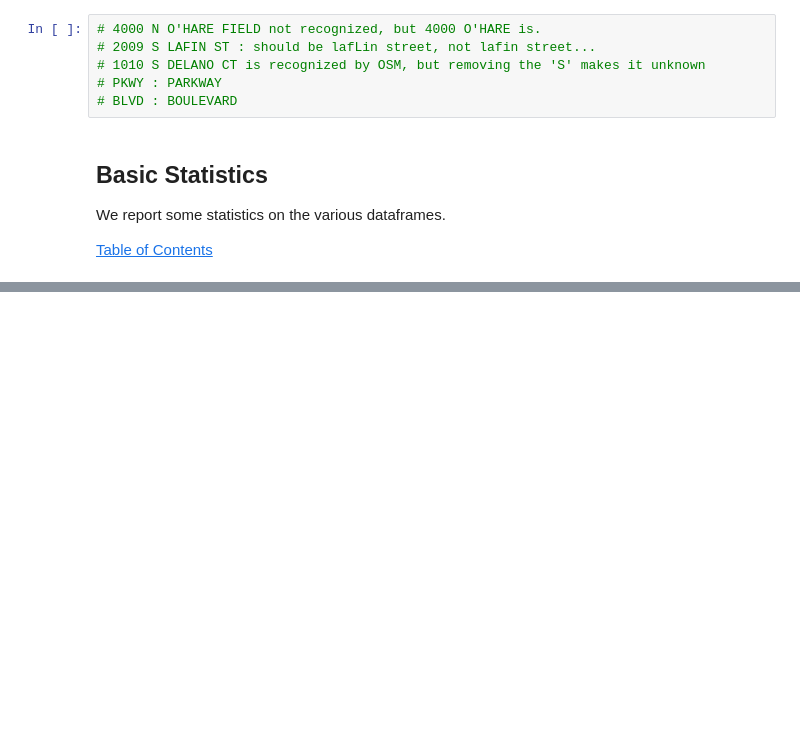
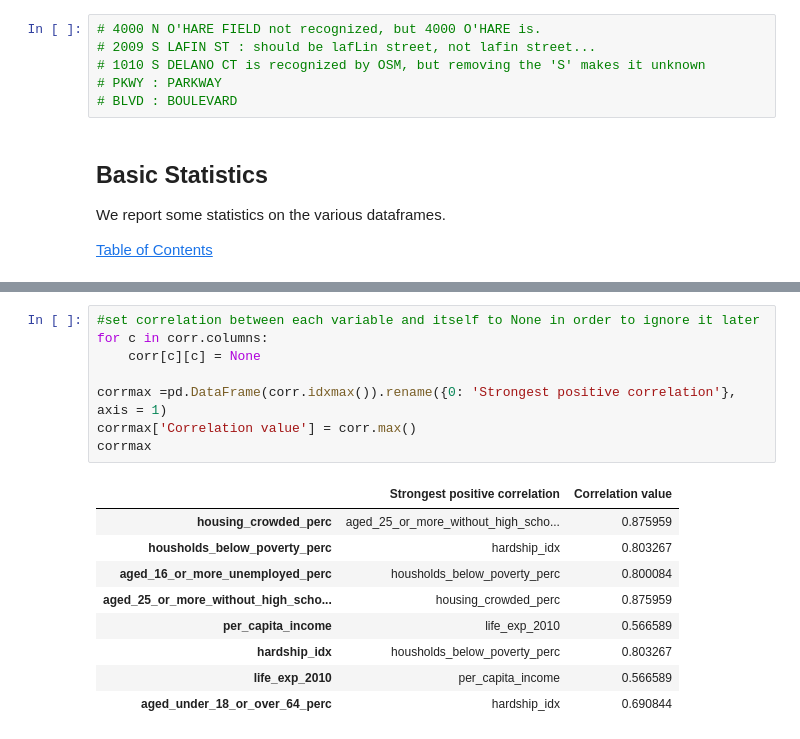
Before and after one commit to wiedeflo/ADAProject, a Jupyter notebook: src/project.ipynb, the cells around one changed output, grey strips where cells are left out. Cells and saved outputs as stored; diff of their text form; blank space fills up the shorter version.

Commit message:
Added some correlation work at the end of the notebook

```diff
--- a/src/project.ipynb
+++ b/src/project.ipynb
@@ -168,0 +202,18 @@ We report some statistics on the various dataframes.
+# %%
+#set correlation between each variable and itself to None in order to ignore it later
+for c in corr.columns:
+    corr[c][c] = None
+
+corrmax =pd.DataFrame(corr.idxmax()).rename({0: 'Strongest positive correlation'}, axis = 1)
+corrmax['Correlation value'] = corr.max()
+corrmax
+# %% [output]
+|  | Strongest positive correlation | Correlation value |
+| housing_crowded_perc | aged_25_or_more_without_high_scho... | 0.875959 |
+| housholds_below_poverty_perc | hardship_idx | 0.803267 |
+| aged_16_or_more_unemployed_perc | housholds_below_poverty_perc | 0.800084 |
+| aged_25_or_more_without_high_scho... | housing_crowded_perc | 0.875959 |
+| per_capita_income | life_exp_2010 | 0.566589 |
+| hardship_idx | housholds_below_poverty_perc | 0.803267 |
+| life_exp_2010 | per_capita_income | 0.566589 |
+| aged_under_18_or_over_64_perc | hardship_idx | 0.690844 |
```
Also changed, not shown: parts of 12 cells of this notebook, 1 other file.
